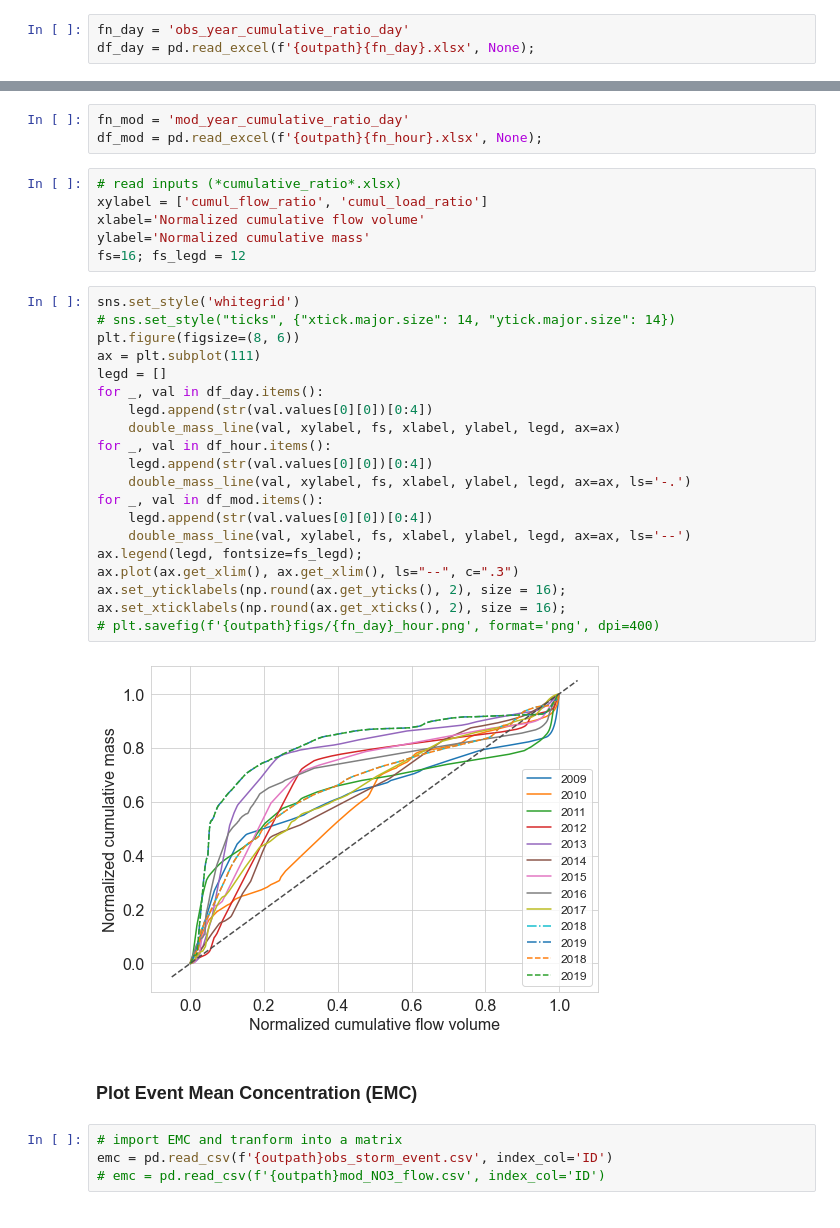
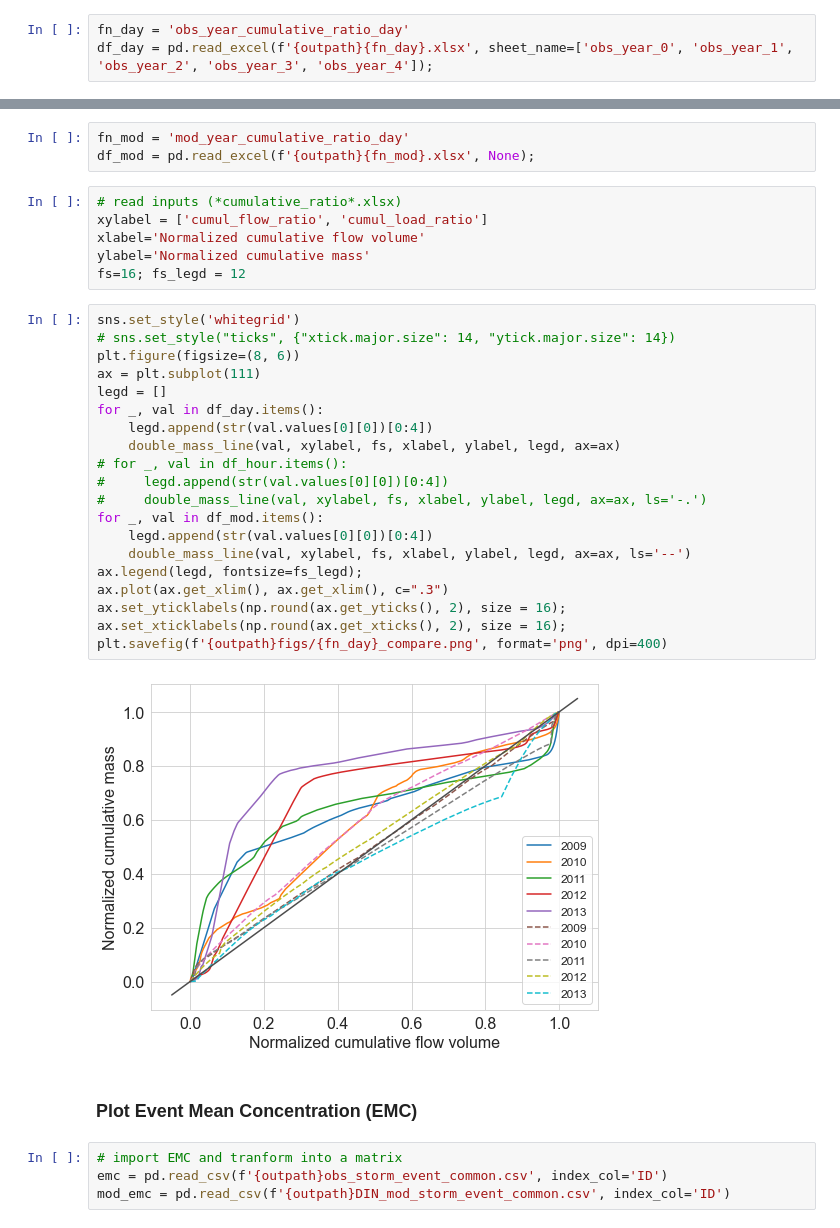
Before and after one commit to QianWanghhu/wqd_analyze, a Jupyter notebook: src/Plotings.ipynb, the cells around one changed output, grey strips where cells are left out. Saved outputs shown, nothing was run; the diff lists cells and outputs as text.

```diff
--- a/src/Plotings.ipynb
+++ b/src/Plotings.ipynb
@@ -67,13 +70,13 @@ def double_mass_line(df, xycols, fs, xlabel, ylabel, legd=None, ls=None, ax=None
     return ax
 # %%
 fn_day = 'obs_year_cumulative_ratio_day'
-df_day = pd.read_excel(f'{outpath}{fn_day}.xlsx', None);
+df_day = pd.read_excel(f'{outpath}{fn_day}.xlsx', sheet_name=['obs_year_0', 'obs_year_1', 'obs_year_2', 'obs_year_3', 'obs_year_4']);
 # %%
 fn_hour = 'obs_year_cumulative_ratio_hour'
 df_hour = pd.read_excel(f'{outpath}{fn_hour}.xlsx', None);
 # %%
 fn_mod = 'mod_year_cumulative_ratio_day'
-df_mod = pd.read_excel(f'{outpath}{fn_hour}.xlsx', None);
+df_mod = pd.read_excel(f'{outpath}{fn_mod}.xlsx', None);
 # %%
 # read inputs (*cumulative_ratio*.xlsx)
 xylabel = ['cumul_flow_ratio', 'cumul_load_ratio']
@@ -83,29 +86,29 @@ fs=16; fs_legd = 12
 # %%
 sns.set_style('whitegrid')
 # sns.set_style("ticks", {"xtick.major.size": 14, "ytick.major.size": 14})
 plt.figure(figsize=(8, 6))
 ax = plt.subplot(111)
 legd = []
 for _, val in df_day.items():
     legd.append(str(val.values[0][0])[0:4])
     double_mass_line(val, xylabel, fs, xlabel, ylabel, legd, ax=ax)
-for _, val in df_hour.items():
-    legd.append(str(val.values[0][0])[0:4])
-    double_mass_line(val, xylabel, fs, xlabel, ylabel, legd, ax=ax, ls='-.')
+# for _, val in df_hour.items():
+#     legd.append(str(val.values[0][0])[0:4])
+#     double_mass_line(val, xylabel, fs, xlabel, ylabel, legd, ax=ax, ls='-.')
 for _, val in df_mod.items():
     legd.append(str(val.values[0][0])[0:4])
     double_mass_line(val, xylabel, fs, xlabel, ylabel, legd, ax=ax, ls='--')
 ax.legend(legd, fontsize=fs_legd);
-ax.plot(ax.get_xlim(), ax.get_xlim(), ls="--", c=".3")
+ax.plot(ax.get_xlim(), ax.get_xlim(), c=".3")
 ax.set_yticklabels(np.round(ax.get_yticks(), 2), size = 16);
 ax.set_xticklabels(np.round(ax.get_xticks(), 2), size = 16);
-# plt.savefig(f'{outpath}figs/{fn_day}_hour.png', format='png', dpi=400)
+plt.savefig(f'{outpath}figs/{fn_day}_compare.png', format='png', dpi=400)
 # %% [output]
-[figure, old version]
+[figure, new version]
 # %% [markdown]
 ### Plot Event Mean Concentration (EMC)
 # %%
 # import EMC and tranform into a matrix
-emc = pd.read_csv(f'{outpath}obs_storm_event.csv', index_col='ID')
-# emc = pd.read_csv(f'{outpath}mod_NO3_flow.csv', index_col='ID')
+emc = pd.read_csv(f'{outpath}obs_storm_event_common.csv', index_col='ID')
+mod_emc = pd.read_csv(f'{outpath}DIN_mod_storm_event_common.csv', index_col='ID')
 # %%
```
Also changed, not shown: parts of 13 cells of this notebook.
